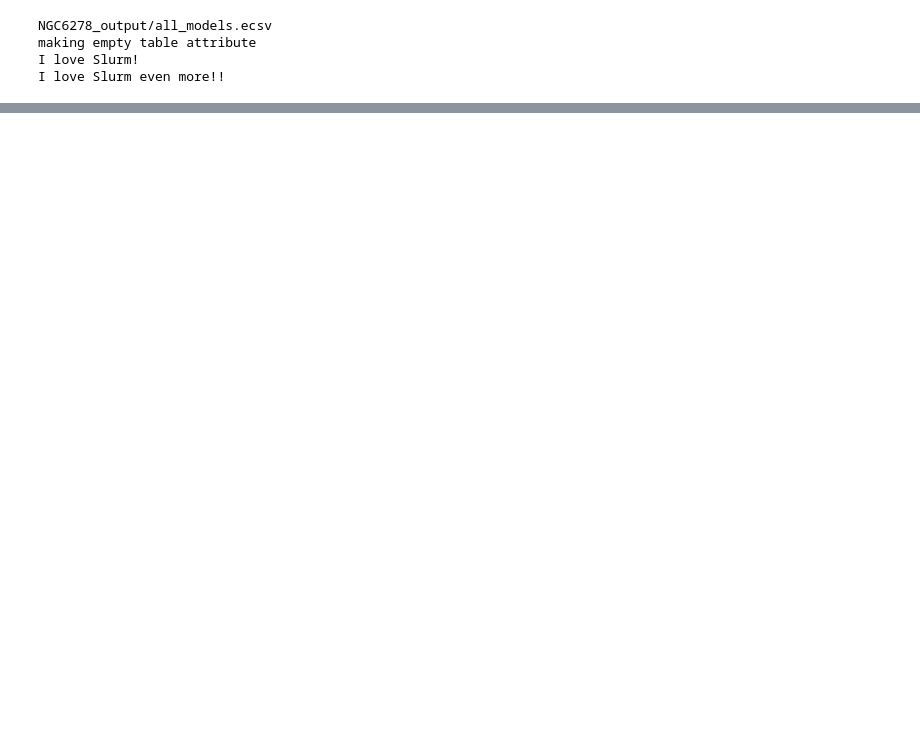
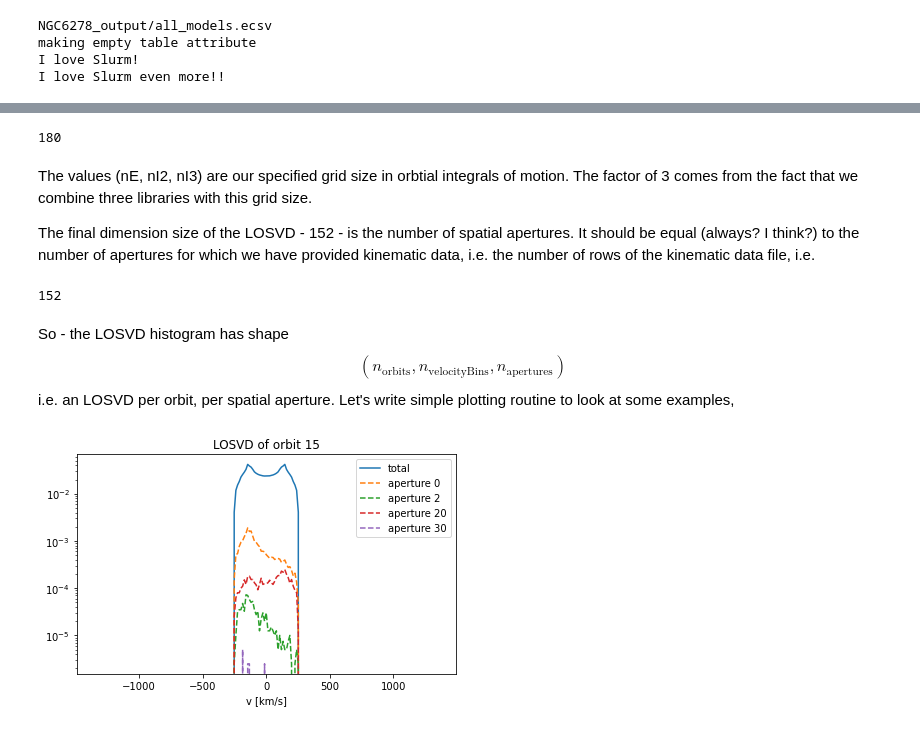
Before and after one commit to dynamics-of-stellar-systems/dynamite, a Jupyter notebook: docs/tutorial_notebooks/running_a_model.ipynb, the cells around one changed output, grey strips where cells are left out. Drawn from its saved outputs; the diff is of its cells as text; code cells hidden in the pictures; blank space fills up the shorter version.

```diff
--- a/docs/tutorial_notebooks/running_a_model.ipynb
+++ b/docs/tutorial_notebooks/running_a_model.ipynb
@@ -29,3 +162,7 @@ NGC6278_output/all_models.ecsv
 making empty table attribute
 I love Slurm!
 I love Slurm even more!!
+# %%
+c.parspace = parspace
+c.all_models = all_models
+c.executor = executor
@@ -77,0 +258,3 @@ print(parset)
+# %%
+parset = parspace.get_parset()
+print(parset)
@@ -100,0 +350,44 @@ model.chi2
+# %%
+tmp = c.settings.orblib_settings
+print(3 * tmp['nE'] * tmp['nI2'] * tmp['nI3'])
+# %% [output]
+180
+# %% [markdown]
+The values (nE, nI2, nI3) are our specified grid size in orbtial integrals of motion. The factor of 3 comes from the fact that we combine three libraries with this grid size.
+
+The final dimension size of the LOSVD - 152 - is the number of spatial apertures. It should be equal (always? I think?) to the number of apertures for which we have provided kinematic data, i.e. the number of rows of the kinematic data file, i.e.
+# %%
+len(c.system.cmp_list[2].kinematic_data[0].data)
+# %% [output]
+152
+# %% [markdown]
+So - the LOSVD histogram has shape
+$$
+(n_\mathrm{orbits}, n_\mathrm{velocityBins}, n_\mathrm{apertures})
+$$
+i.e. an LOSVD per orbit, per spatial aperture. Let's write simple plotting routine to look at some examples,
+# %%
+import matplotlib.pyplot as plt
+import numpy as np
+
+def plot_losvds(losvd_histogram, orb_idx, aperture_idx_list):
+    v = losvd_histogram.x
+    losvd = losvd_histogram.y[orb_idx, :, :]
+    plt.plot(v, np.sum(losvd, 1), label='total')
+    for aperture_idx in aperture_idx_list:
+        plt.plot(v,
+                 losvd[:, aperture_idx],
+                 '--',
+                 label=f'aperture {aperture_idx}')
+    plt.gca().set_title(f'LOSVD of orbit {orb_idx}')
+    plt.gca().set_xlabel('v [km/s]')
+    plt.gca().set_yscale('log')
+    plt.gca().legend()
+    plt.tight_layout()
+    return
+# %%
+orb_idx = 15
+aperture_idx_list = [0, 2, 20, 30]
+plot_losvds(model.orblib.losvd_histograms, orb_idx, aperture_idx_list)
+# %% [output]
+[figure, added]
```
Also changed, not shown: parts of 78 cells of this notebook, 10 other files.
